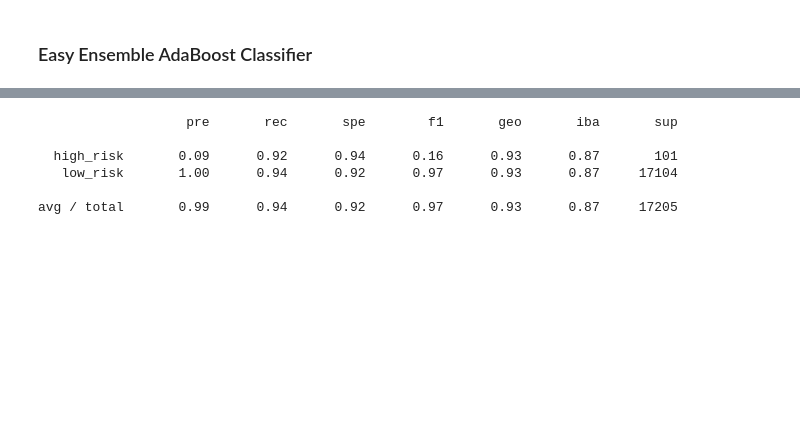
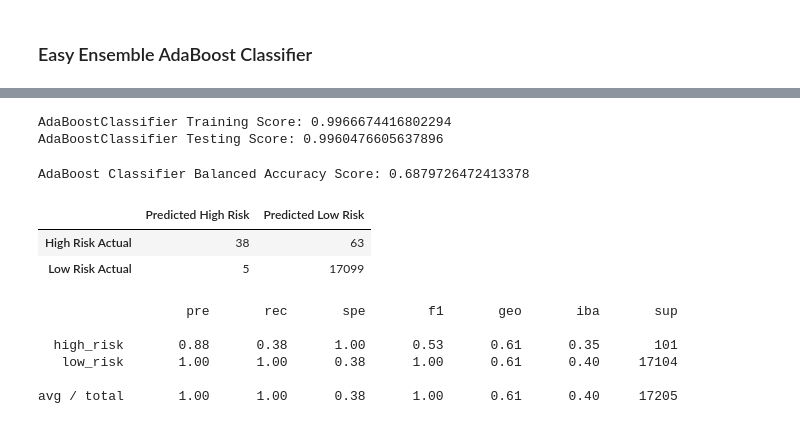
Before and after one commit to laneyberm/Credit_Risk_Analysis, a Jupyter notebook: credit_risk_ensemble.ipynb, the cells around one changed output, grey strips where cells are left out. Cells and saved outputs as stored; diff of their text form; code cells hidden in the pictures; blank space fills up the shorter version.

```diff
--- a/credit_risk_ensemble.ipynb
+++ b/credit_risk_ensemble.ipynb
@@ -194,10 +222,44 @@ array([[   93,     8],
+# %%
+# Train the EasyEnsembleClassifier
+from sklearn.ensemble import AdaBoostClassifier
+
+ABC = AdaBoostClassifier(
+    n_estimators=100,
+    random_state=1)
+# Fitting the model
+ABC.fit(X_train_scaled, y_train)
+
+print(f'AdaBoostClassifier Training Score: {ABC.score(X_train_scaled, y_train)}')
+print(f'AdaBoostClassifier Testing Score: {ABC.score(X_test_scaled, y_test)}')
+# %% [output]
+AdaBoostClassifier Training Score: 0.9966674416802294
+AdaBoostClassifier Testing Score: 0.9960476605637896
+# %%
+# Calculated the balanced accuracy score
+y_pred_ABC = ABC.predict(X_test_scaled)
+print(f'AdaBoost Classifier Balanced Accuracy Score: {balanced_accuracy_score(y_test, y_pred_ABC)}')
+# %% [output]
+AdaBoost Classifier Balanced Accuracy Score: 0.6879726472413378
+# %%
+# Display the confusion matrix
+cm_ABC = confusion_matrix(y_test, y_pred_ABC)
+
+cm_ABC_df = pd.DataFrame (cm_ABC,
+    index=["High Risk Actual", "Low Risk Actual"],
+    columns=["Predicted High Risk", "Predicted Low Risk"])
+
+cm_ABC_df
+# %% [output]
+|  | Predicted High Risk | Predicted Low Risk |
+| High Risk Actual | 38 | 63 |
+| Low Risk Actual | 5 | 17099 |
 # %%
 # Print the imbalanced classification report
-# YOUR CODE HERE
+print(classification_report_imbalanced(y_test, y_pred_ABC))
 # %% [output]
                    pre       rec       spe        f1       geo       iba       sup
 
-  high_risk       0.09      0.92      0.94      0.16      0.93      0.87       101
-   low_risk       1.00      0.94      0.92      0.97      0.93      0.87     17104
+  high_risk       0.88      0.38      1.00      0.53      0.61      0.35       101
+   low_risk       1.00      1.00      0.38      1.00      0.61      0.40     17104
 
-avg / total       0.99      0.94      0.92      0.97      0.93      0.87     17205
+avg / total       1.00      1.00      0.38      1.00      0.61      0.40     17205
```
Also changed, not shown: parts of 18 cells of this notebook, 1 other file.
